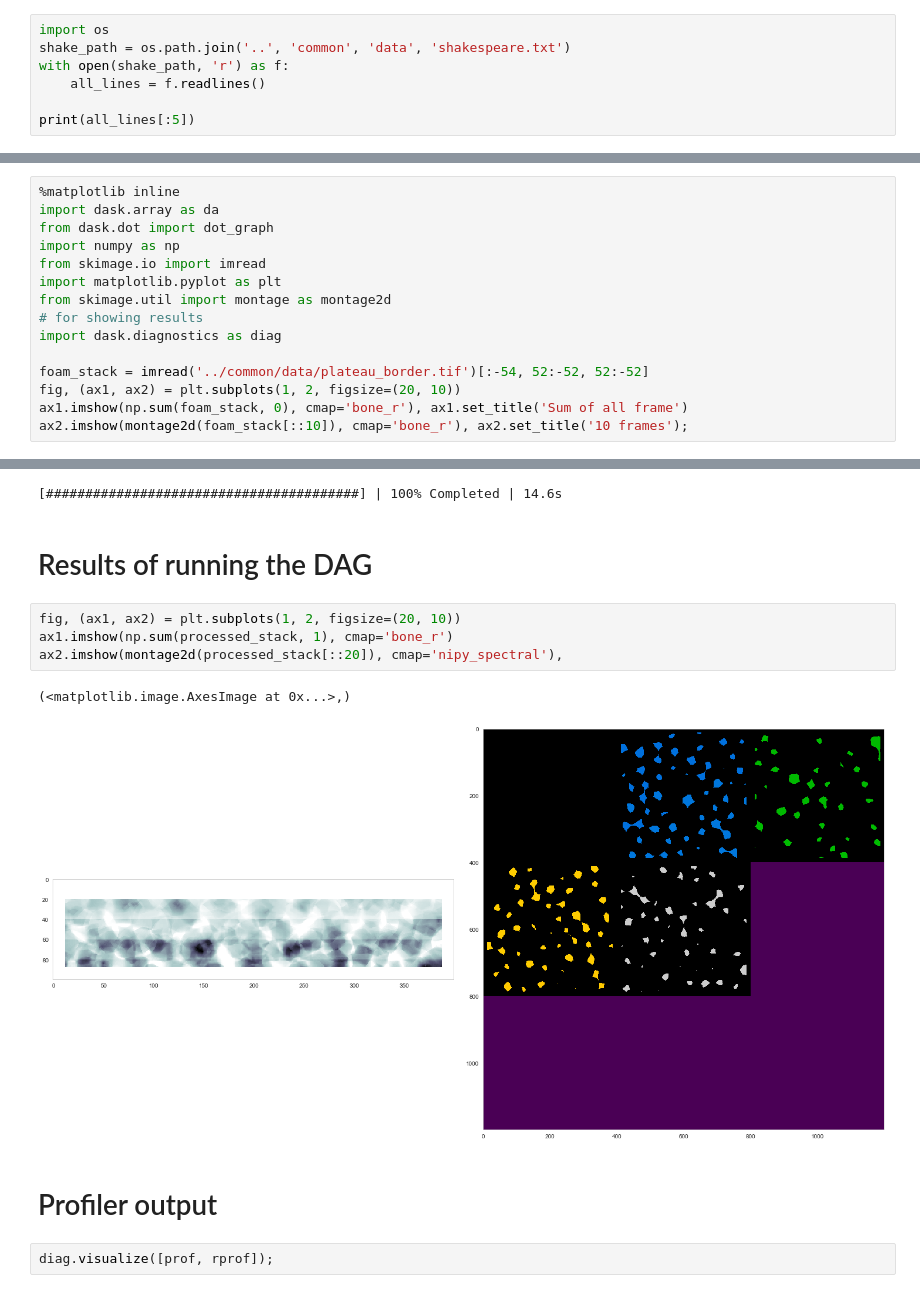
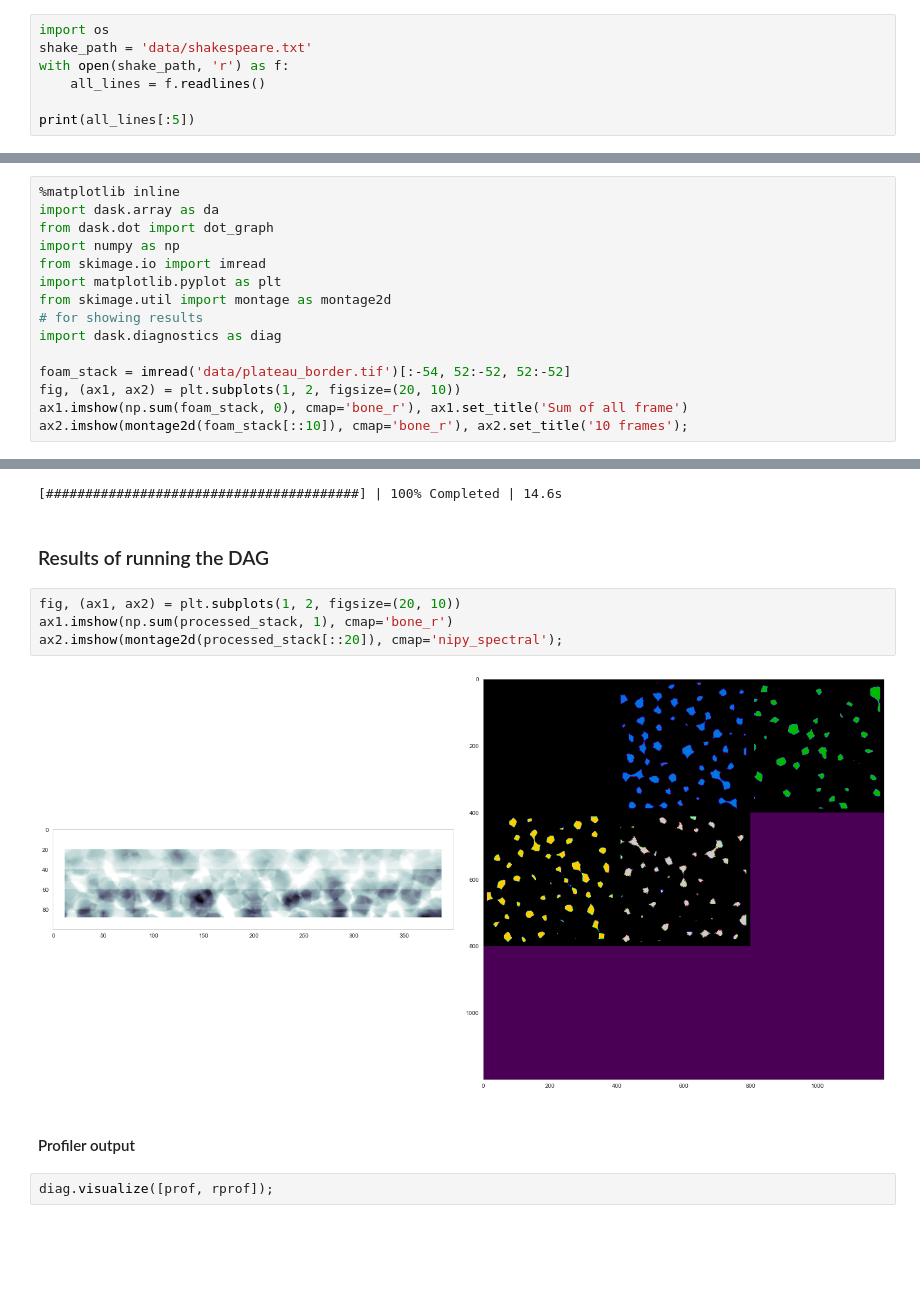
Before and after one commit to ImagingLectures/Quantitative-Big-Imaging-2021, a Jupyter notebook: Lectures/Lecture-11/11-ScalingUp.ipynb, the cells around one changed output, grey strips where cells are left out. Cells and saved outputs as stored; diff of their text form; blank space fills up the shorter version.

```diff
--- a/Lectures/Lecture-11/11-ScalingUp.ipynb
+++ b/Lectures/Lecture-11/11-ScalingUp.ipynb
@@ -755,7 +775,7 @@ Here we make a word count example using all the lines of Shakespeare's "A midsom
 <img src="https://upload.wikimedia.org/wikipedia/commons/thumb/1/12/Oberon%2C_Titania_and_Puck_with_Fairies_Dancing._William_Blake._c.1786.jpg/1200px-Oberon%2C_Titania_and_Puck_with_Fairies_Dancing._William_Blake._c.1786.jpg" style="height:200px" />
 # %%
 import os
-shake_path = os.path.join('..', 'common', 'data', 'shakespeare.txt')
+shake_path = 'data/shakespeare.txt'
 with open(shake_path, 'r') as f:
     all_lines = f.readlines()
 
@@ -1024,7 +1042,7 @@ from skimage.util import montage as montage2d
 # for showing results
 import dask.diagnostics as diag
 
-foam_stack = imread('../common/data/plateau_border.tif')[:-54, 52:-52, 52:-52]
+foam_stack = imread('data/plateau_border.tif')[:-54, 52:-52, 52:-52]
 fig, (ax1, ax2) = plt.subplots(1, 2, figsize=(20, 10))
 ax1.imshow(np.sum(foam_stack, 0), cmap='bone_r'), ax1.set_title('Sum of all frame')
 ax2.imshow(montage2d(foam_stack[::10]), cmap='bone_r'), ax2.set_title('10 frames');
@@ -1096,16 +1114,15 @@ with diag.ProgressBar(), diag.Profiler() as prof, diag.ResourceProfiler(0.5) as
 # %% [output]
 [########################################] | 100% Completed | 14.6s
 # %% [markdown]
-# Results of running the DAG
+### Results of running the DAG
 # %%
 fig, (ax1, ax2) = plt.subplots(1, 2, figsize=(20, 10))
 ax1.imshow(np.sum(processed_stack, 1), cmap='bone_r')
-ax2.imshow(montage2d(processed_stack[::20]), cmap='nipy_spectral'),
+ax2.imshow(montage2d(processed_stack[::20]), cmap='nipy_spectral');
 # %% [output]
-(<matplotlib.image.AxesImage at 0x...>,)
-[figure, old version]
+[figure, new version]
 # %% [markdown]
-# Profiler output
+#### Profiler output
 # %%
 diag.visualize([prof, rprof]);
 # %% [output]
```
Also changed, not shown: parts of 81 cells of this notebook, 18 other files.
